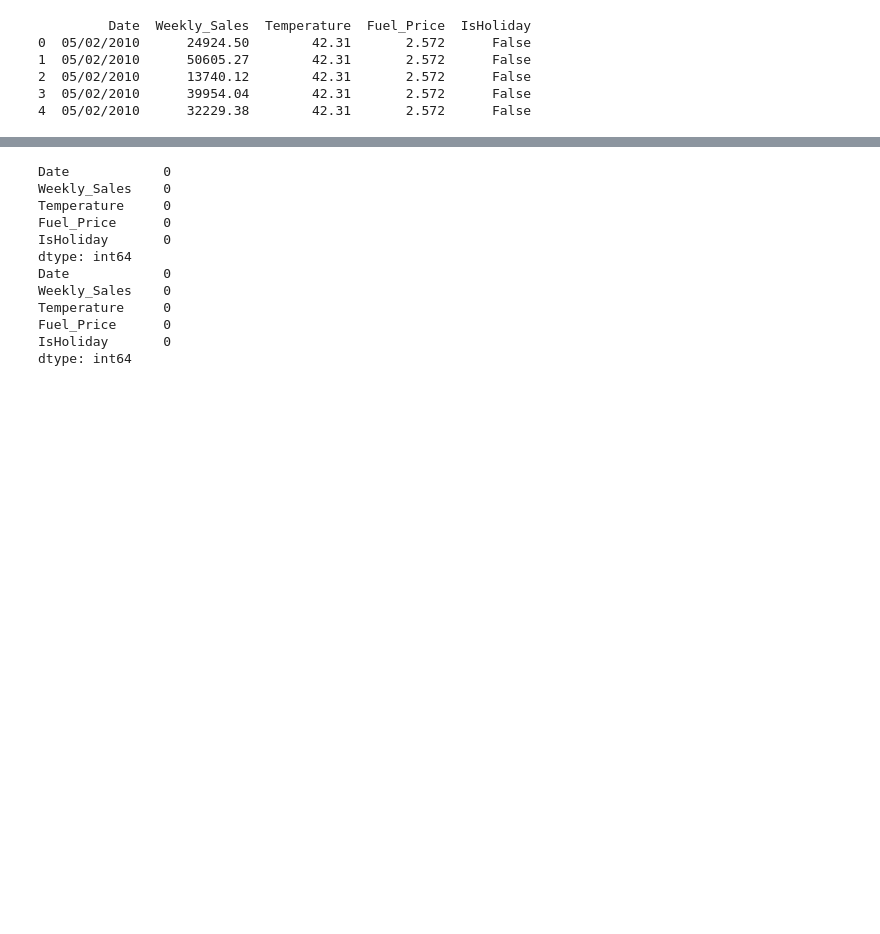
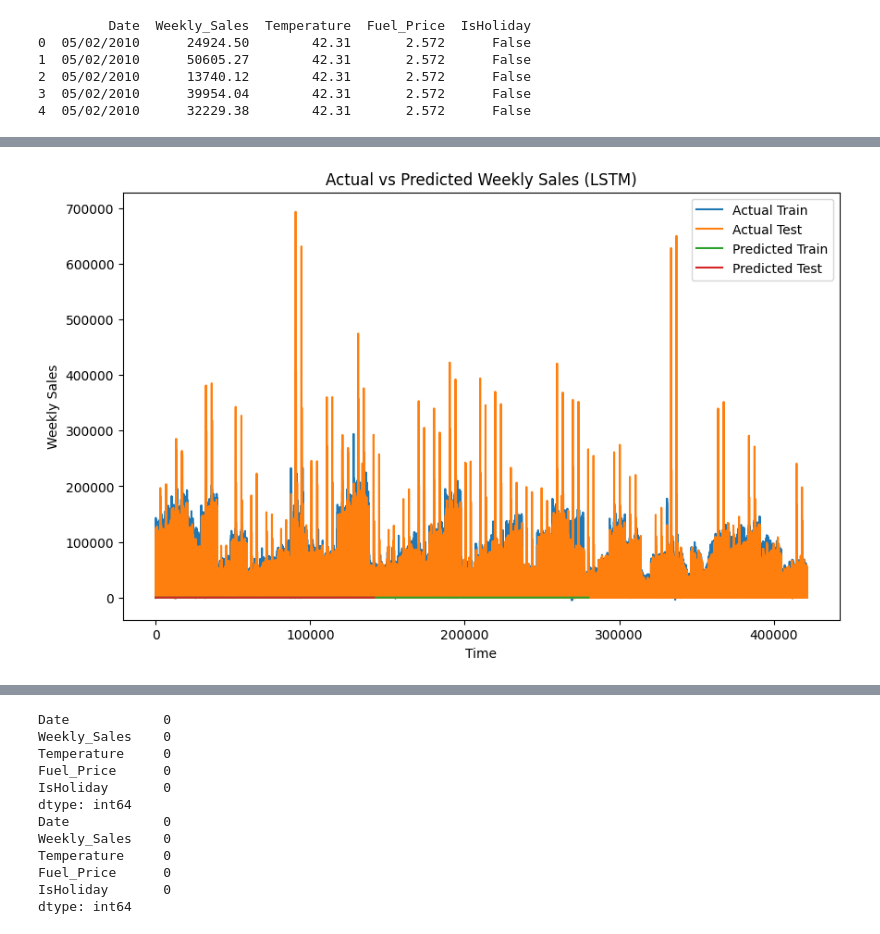
Before and after one commit to Kerushification/TimeSeriesForecasting, a Jupyter notebook: walmart.ipynb, the cells around one changed output, grey strips where cells are left out. Drawn from its saved outputs; the diff is of its cells as text; code cells hidden in the pictures; blank space fills up the shorter version.

Commit message:
read comments and added LSTM model

```diff
--- a/walmart.ipynb
+++ b/walmart.ipynb
@@ -101,0 +104,24 @@ See the caveats in the documentation: https://pandas.pydata.org/pandas-docs/stab
+# %%
+# Prepare the data for LSTM
+def prepare_data(data, window_size):
+    X, y = [], []
+    for i in range(len(data) - window_size):
+        X.append(data[i:i + window_size])
+        y.append(data[i + window_size])
+    return np.array(X), np.array(y)
+
+window_size = 12  # Number of previous time steps to consider
+
+X_train, y_train = prepare_data(train_scaled, window_size)
+X_test, y_test = prepare_data(test_scaled, window_size)
+# %%
+from tensorflow.keras.layers import LSTM, Dense
+from tensorflow.keras.models import Sequential
+#Build LSTM model
+model = Sequential()
+model.add(LSTM(64, input_shape=(window_size, 1)))
+model.add(Dense(1))
+model.compile(optimizer='adam', loss='mse')
+# %%
+#Train the model
+model.fit(X_train, y_train, epochs=10, batch_size=32)
@@ -101,0 +150,4 @@ See the caveats in the documentation: https://pandas.pydata.org/pandas-docs/stab
+# %%
+#Generate predictions
+train_predictions = model.predict(X_train)
+test_predictions = model.predict(X_test)
@@ -102,2 +157,18 @@ See the caveats in the documentation: https://pandas.pydata.org/pandas-docs/stab
+# %%
+import matplotlib.pyplot as plt
+
+#Plot the predictions
+plt.figure(figsize=(10, 6))
+plt.plot(train_data["Weekly_Sales"], label="Actual Train")
+plt.plot(test_data["Weekly_Sales"], label="Actual Test")
+plt.plot(range(window_size, len(train_predictions) + window_size), train_predictions, label="Predicted Train")
+plt.plot(range(window_size, len(test_predictions) + window_size), test_predictions, label="Predicted Test")
+plt.legend()
+plt.xlabel("Time")
+plt.ylabel("Weekly Sales")
+plt.title("Actual vs Predicted Weekly Sales (LSTM)")
+plt.show()
+# %% [output]
+[figure, added]
 # %%
 #Creation of the SARIMAX model
```
Also changed, not shown: parts of 7 cells of this notebook.
